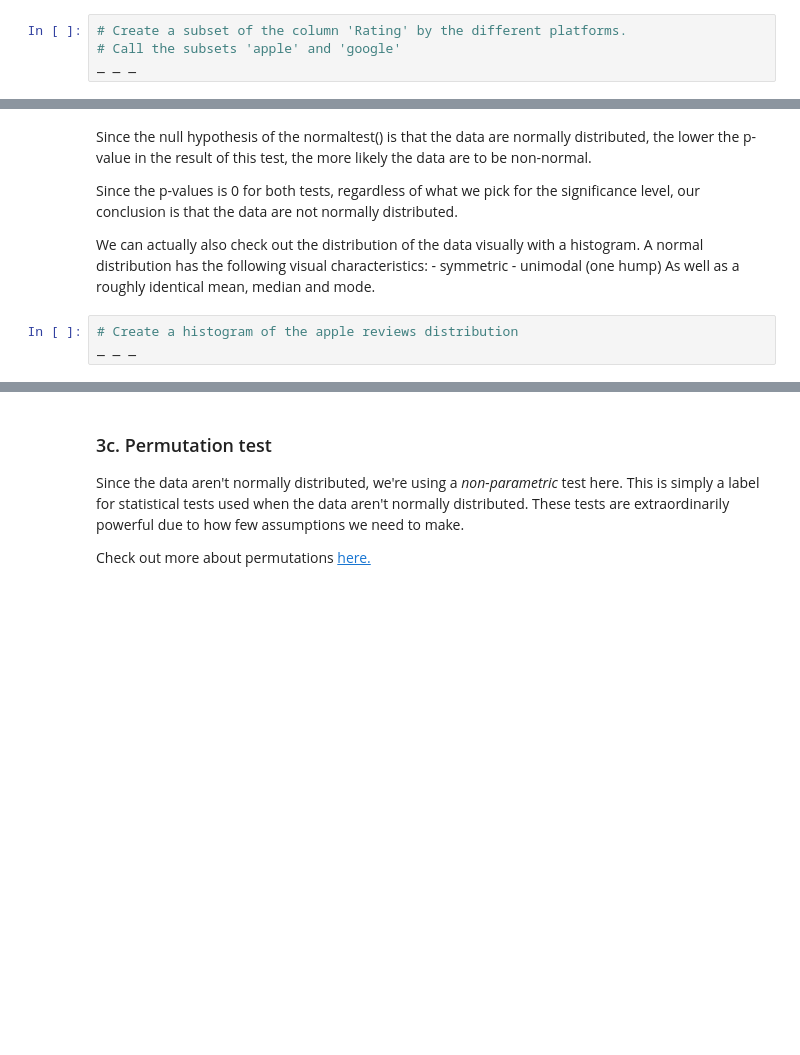
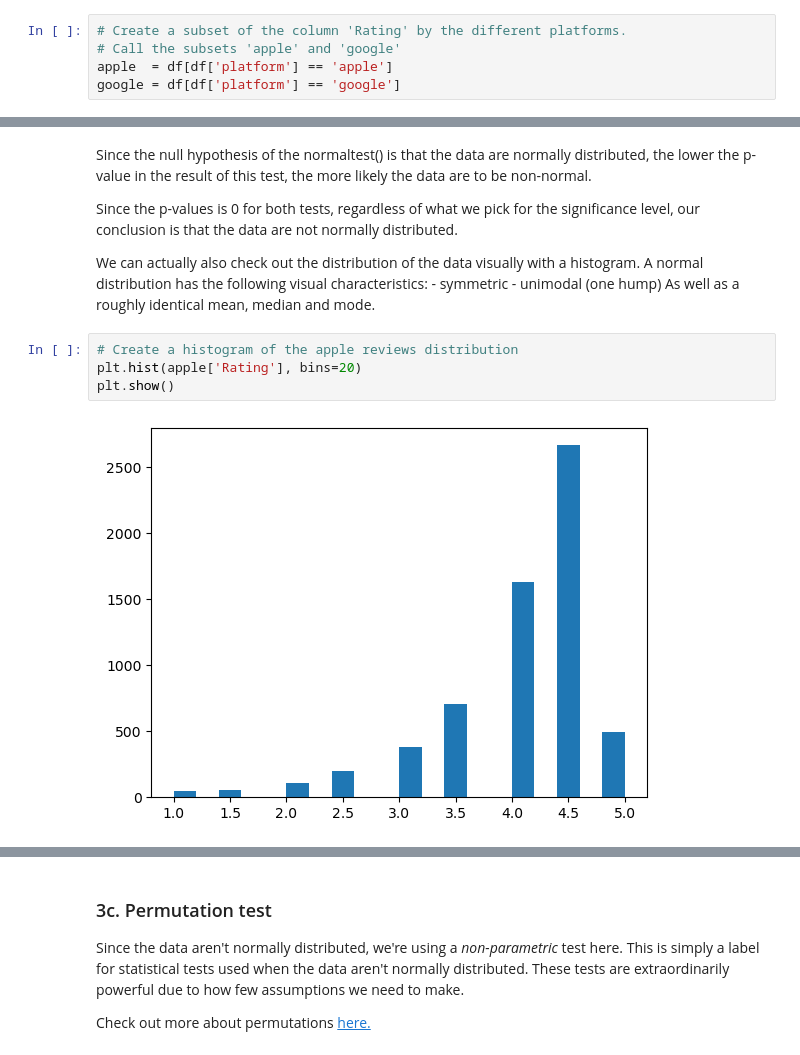
Before and after one commit to mdgarber/IntegratingApps, a Jupyter notebook: Project files/Springboard Apps project - Tier 3 - Complete.ipynb, the cells around one changed output, grey strips where cells are left out. Saved outputs shown, nothing was run; the diff lists cells and outputs as text; blank space fills up the shorter version.

```diff
--- a/Project files/Springboard Apps project - Tier 3 - Complete.ipynb
+++ b/Project files/Springboard Apps project - Tier 3 - Complete.ipynb
@@ -478,7 +501,8 @@ There are many different statistical tests, all with different assumptions. You'
 # %%
 # Create a subset of the column 'Rating' by the different platforms.
 # Call the subsets 'apple' and 'google'
-_ _ _
+apple  = df[df['platform'] == 'apple']
+google = df[df['platform'] == 'google']
 # %%
 # Using the stats.normaltest() method, get an indication of whether the apple data are normally distributed
 # Save the result in a variable called apple_normal, and print it out
@@ -497,6 +527,9 @@ We can actually also check out the distribution of the data visually with a hist
 As well as a roughly identical mean, median and mode.
 # %%
 # Create a histogram of the apple reviews distribution
-_ _ _
+plt.hist(apple['Rating'], bins=20)
+plt.show()
+# %% [output]
+[figure, added]
 # %%
 # Create a histogram of the google data
```
Also changed, not shown: parts of 6 cells of this notebook.
